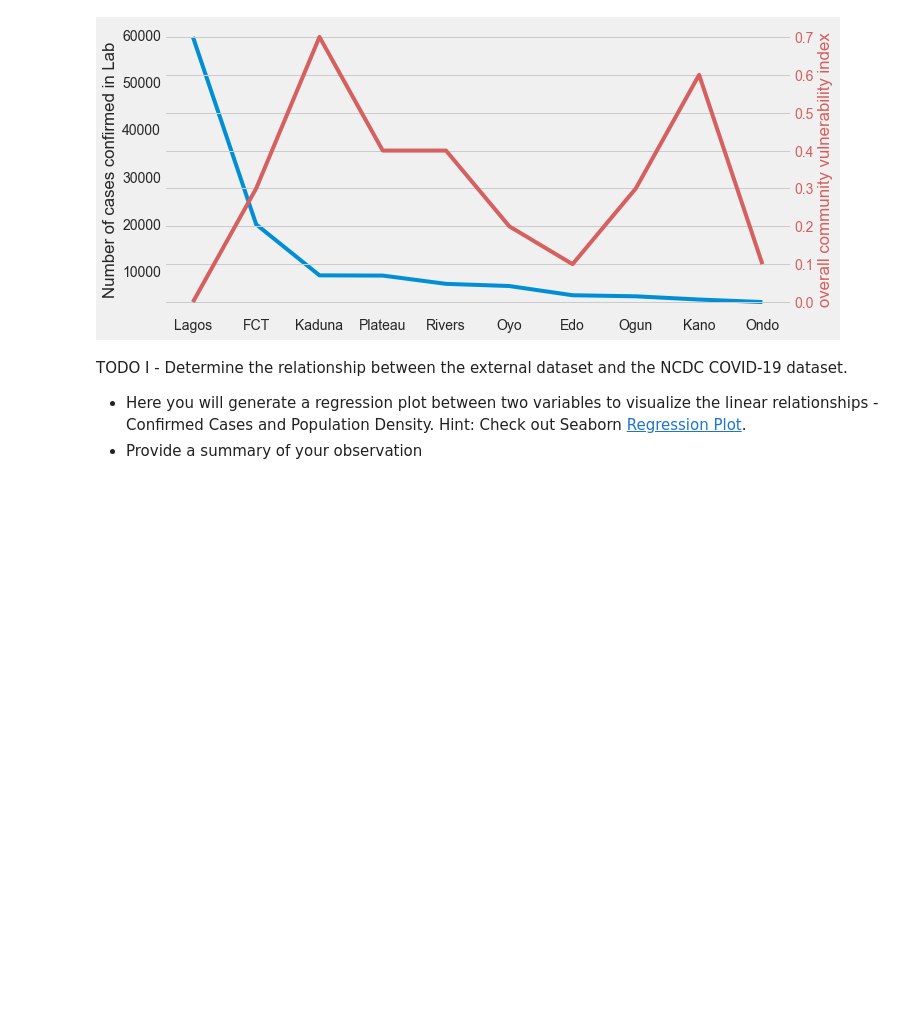
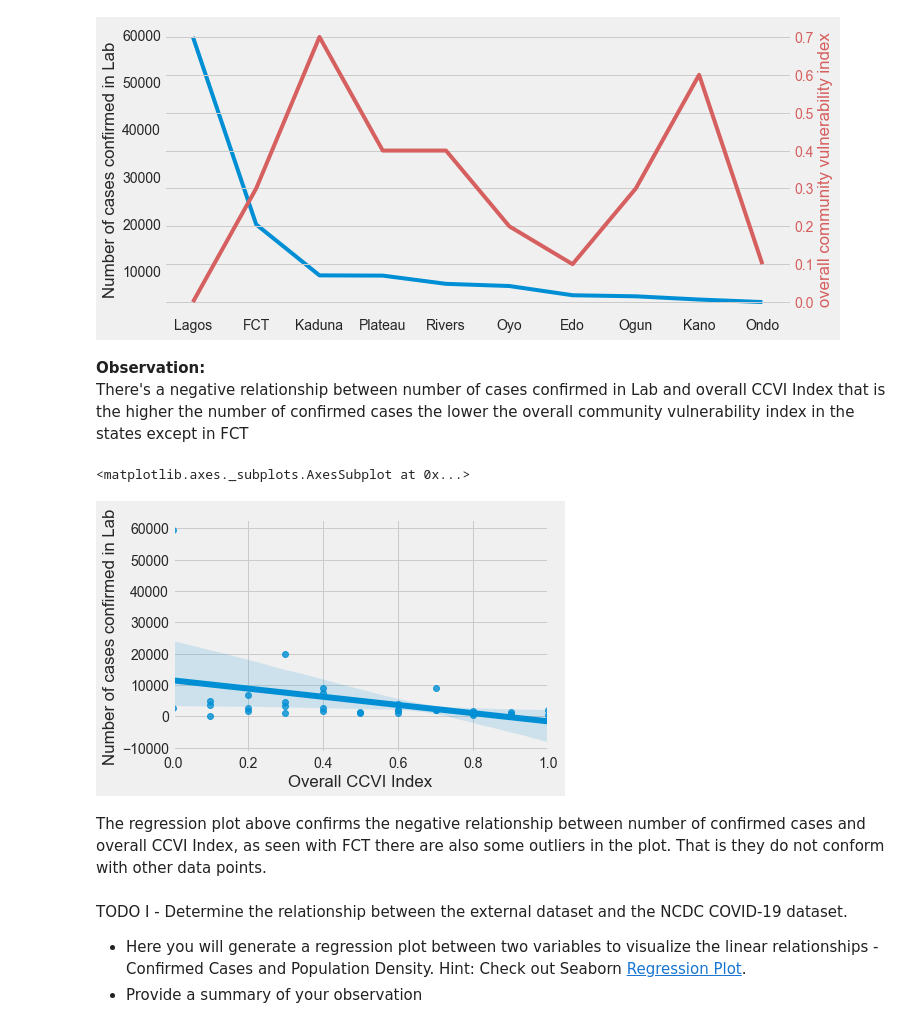
Before and after one commit to adejumobiesther/Nigeria-COVID-19-Data-Analysis-Using-Python, a Jupyter notebook: covidproject.ipynb, the cells around one changed output. Cells and saved outputs as stored; diff of their text form; code cells hidden in the pictures; blank space fills up the shorter version.

```diff
--- a/covidproject.ipynb
+++ b/covidproject.ipynb
@@ -525,6 +525,15 @@ for tl in ax2.get_yticklabels():
     tl.set_color('r')
 # %% [output]
 [figure]
+# %% [markdown]
+**Observation:** <br>There's a negative relationship between number of cases confirmed in Lab and overall CCVI Index that is the higher the number of confirmed cases the lower the overall community vulnerability index in the states except in FCT
+# %%
+sns.regplot(y = 'Number of cases confirmed in Lab', x = 'Overall CCVI Index', data = NCDC_external)
+# %% [output]
+<matplotlib.axes._subplots.AxesSubplot at 0x...>
+[figure, added]
+# %% [markdown]
+The regression plot above confirms the negative relationship between number of confirmed cases and overall CCVI Index, as seen with FCT there are also some outliers in the plot. That is they do not conform with other data points.
 # %% [markdown]
 TODO I - Determine the relationship between the external dataset and the NCDC COVID-19 dataset.
 * Here you will generate a regression plot between two variables to visualize the linear relationships - Confirmed Cases and Population Density.
```
Also changed, not shown: parts of 20 cells of this notebook.
